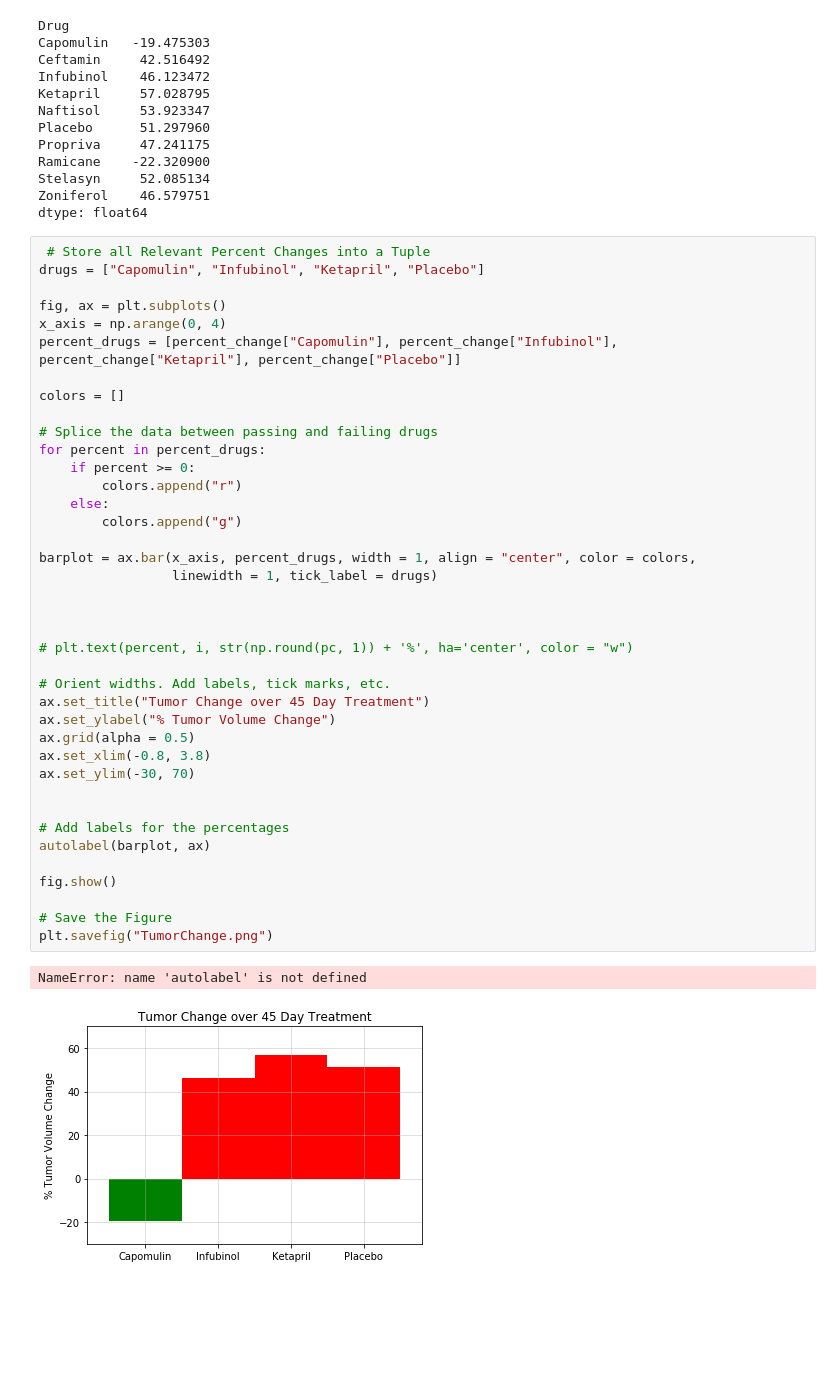
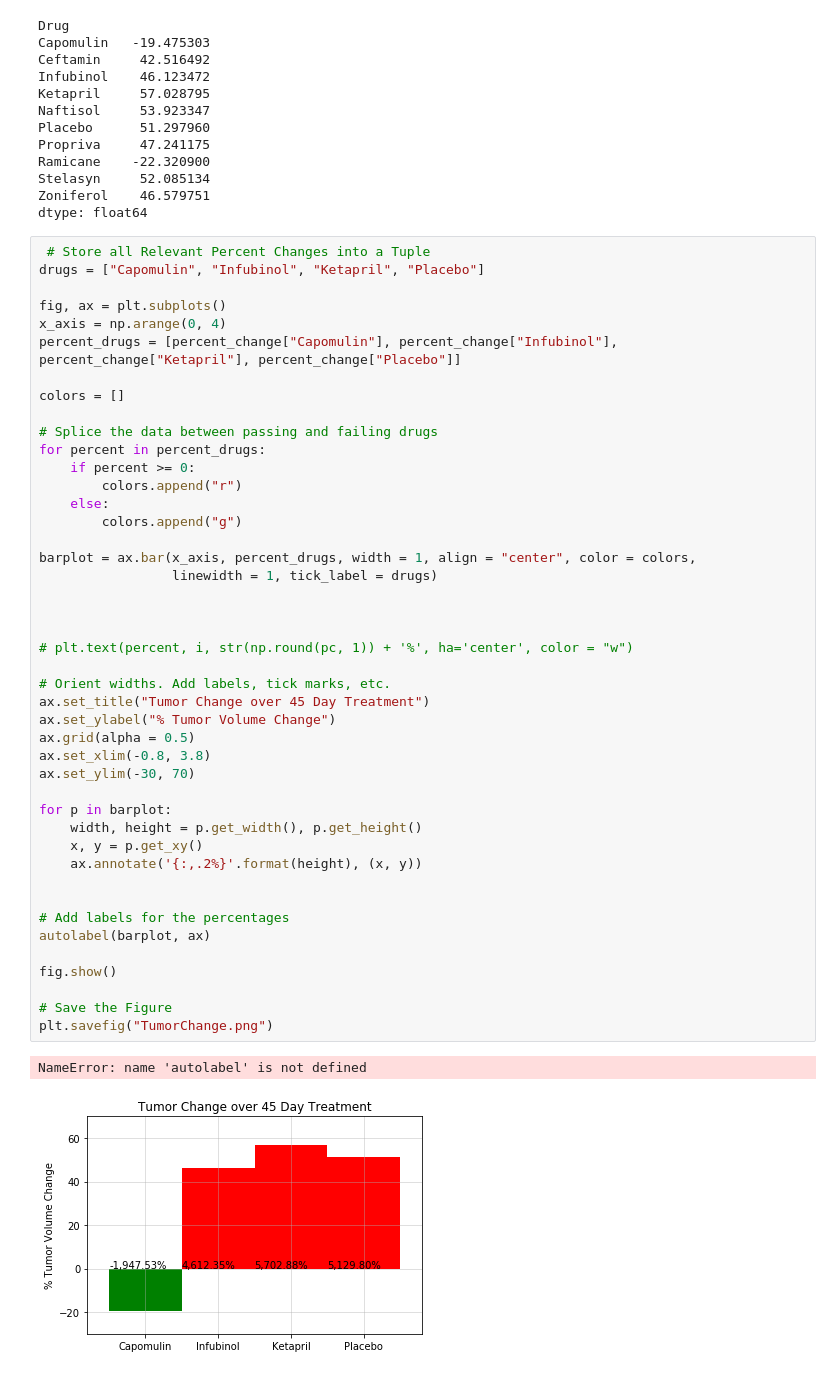
Before and after one commit to ykang0211/matplotlib-challenge, a Jupyter notebook: Pymaceuticals/Pymaceuticals.ipynb, the cells around one changed output. Saved outputs shown, nothing was run; the diff lists cells and outputs as text; blank space fills up the shorter version.

Commit message:
updated homework plots

```diff
--- a/Pymaceuticals/Pymaceuticals.ipynb
+++ b/Pymaceuticals/Pymaceuticals.ipynb
@@ -318,31 +342,36 @@ colors = []
 for percent in percent_drugs:
     if percent >= 0:
         colors.append("r")
     else:
         colors.append("g")
 
 barplot = ax.bar(x_axis, percent_drugs, width = 1, align = "center", color = colors,
                  linewidth = 1, tick_label = drugs)
 
 
 
 # plt.text(percent, i, str(np.round(pc, 1)) + '%', ha='center', color = "w")
 
 # Orient widths. Add labels, tick marks, etc.
 ax.set_title("Tumor Change over 45 Day Treatment")
 ax.set_ylabel("% Tumor Volume Change")
 ax.grid(alpha = 0.5)
 ax.set_xlim(-0.8, 3.8)
 ax.set_ylim(-30, 70)
 
+for p in barplot:
+    width, height = p.get_width(), p.get_height()
+    x, y = p.get_xy()
+    ax.annotate('{:,.2%}'.format(height), (x, y))
+
 
 # Add labels for the percentages
 autolabel(barplot, ax)
 
 fig.show()
 
 # Save the Figure
 plt.savefig("TumorChange.png")
 # %% [output]
 NameError: name 'autolabel' is not defined
-[figure, old version]
+[figure, new version]
```
Also changed, not shown: parts of 2 cells of this notebook.
